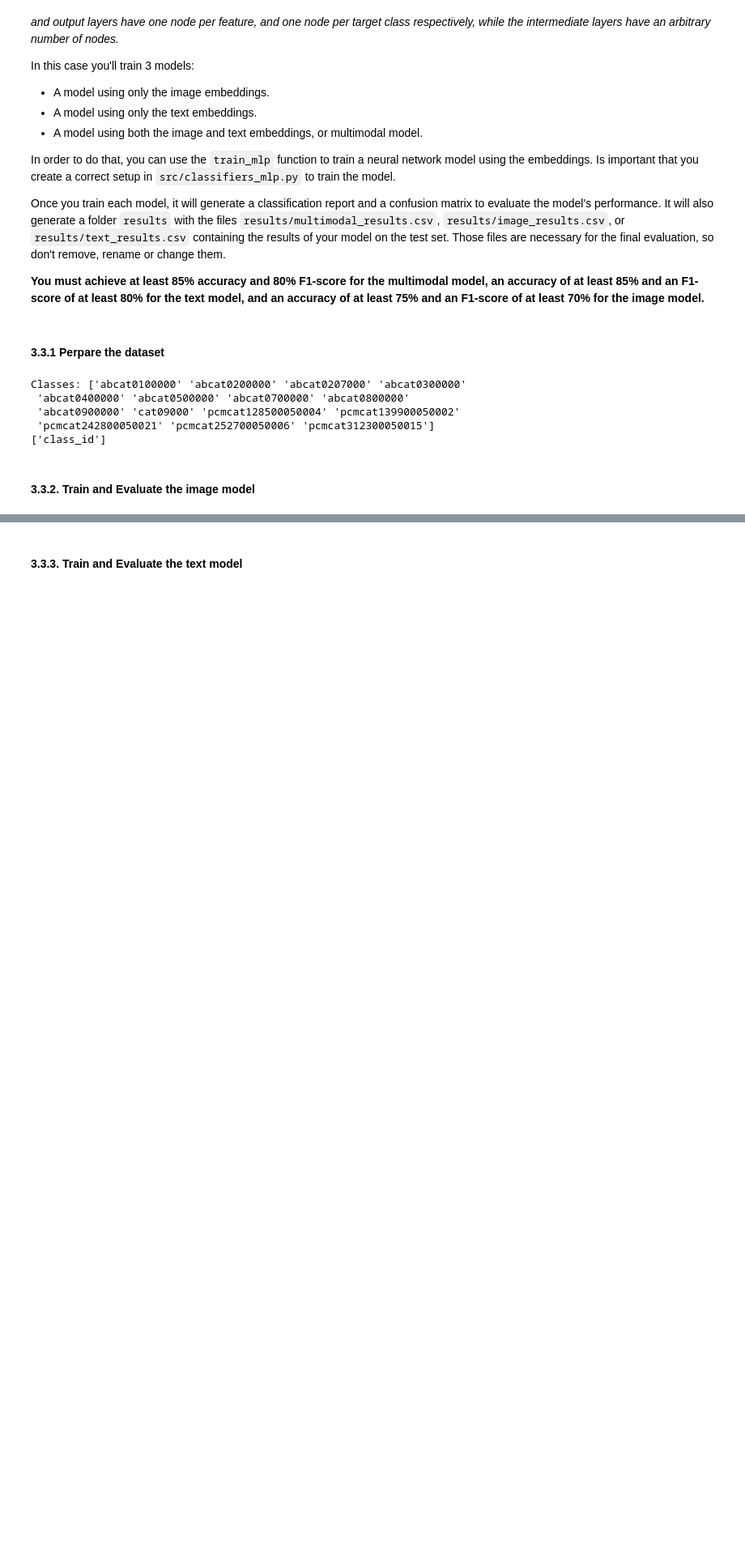
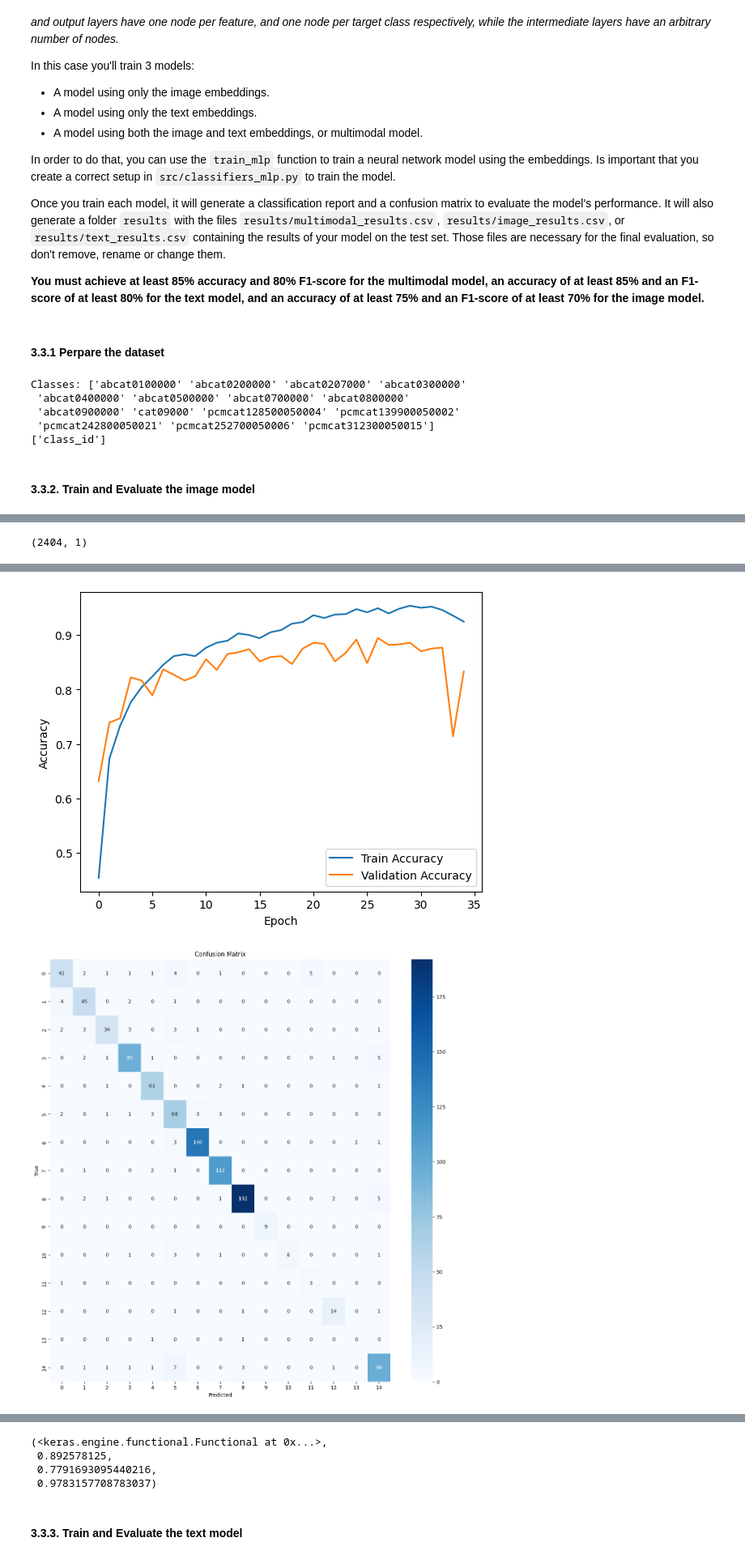
Before and after one commit to ecarracedo/anyone-sprint4, a Jupyter notebook: AnyoneAI - Sprint Project 04 copy.ipynb, the cells around one changed output, grey strips where cells are left out. Shown at 81% size. Saved outputs shown, nothing was run; the diff lists cells and outputs as text; code cells hidden in the pictures; blank space fills up the shorter version.

```diff
--- a/AnyoneAI - Sprint Project 04 copy.ipynb
+++ b/AnyoneAI - Sprint Project 04 copy.ipynb
@@ -565,11 +529,16 @@ output_size = label_encoder.classes_.shape[0]
+# %%
+y_train.shape
+# %% [output]
+(2404, 1)
 # %%
 # Train the model
+print(output_size)
 print("Training Image Model:")
 train_mlp(train_dataset, test_dataset,
             text_input_size=text_input_size,
             image_input_size=image_input_size,
             output_size=output_size,
-            num_epochs=50,
+            num_epochs=75,
             report=True,
             lr=0.001,
             set_weights=True,
@@ -581,0 +567,2 @@ Training Image Model:
+[figure, added]
+[figure, added]
@@ -583,3 +587,7 @@ TypeError: 'NoneType' object is not iterable
+(<keras.engine.functional.Functional at 0x...>,
+ 0.892578125,
+ 0.7791693095440216,
+ 0.9783157708783037)
 # %% [markdown]
 #### 3.3.3. Train and Evaluate the text model
 # %%
```
Also changed, not shown: parts of 7 cells of this notebook, 5 other files.
